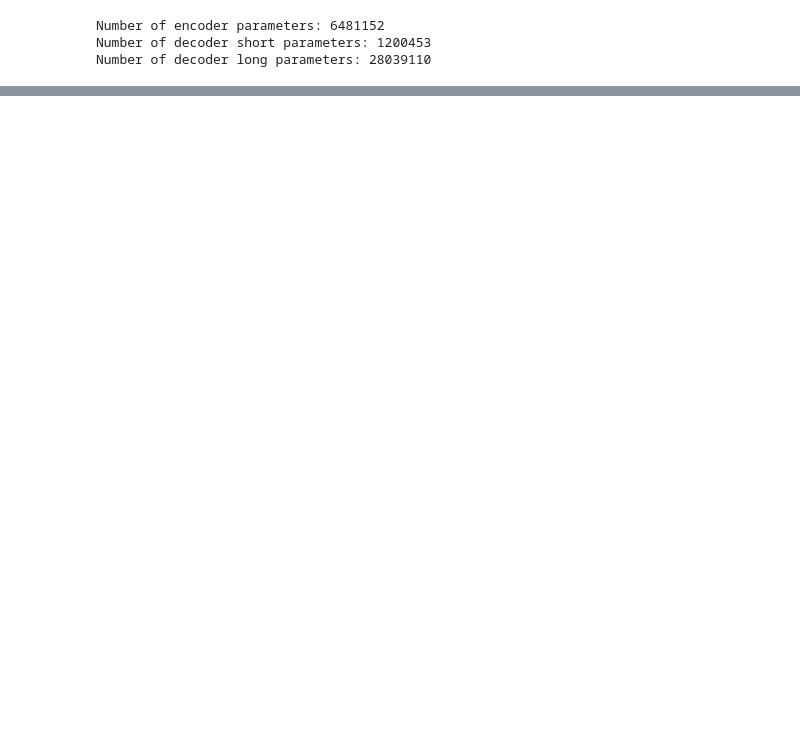
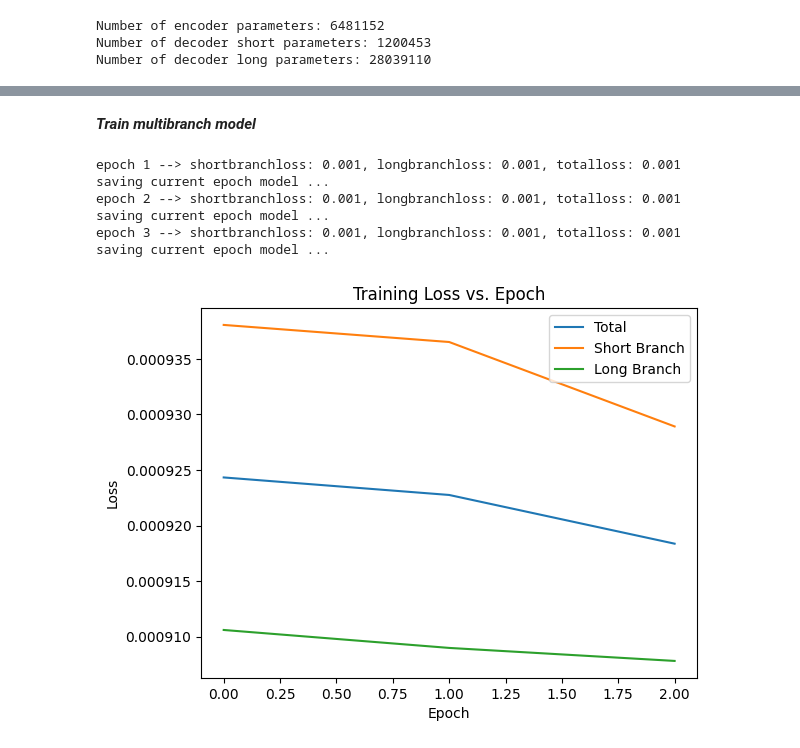
Before and after one commit to ENELEngineering/ENDG511_Project_RODNet, a Jupyter notebook: experiment.ipynb, the cells around one changed output, grey strips where cells are left out. Drawn from its saved outputs; the diff is of its cells as text; code cells hidden in the pictures; blank space fills up the shorter version.

```diff
--- a/experiment.ipynb
+++ b/experiment.ipynb
@@ -64,6 +80,5 @@ if not os.path.exists(train_model_path):
 # %%
-rod_v1 = ROD_V1(in_channels=2, n_class=n_class)
-
+rod_v1 = ROD_V1(in_channels=2, n_class=n_class).to(device)
 optimizer_v1 = optim.Adam(rod_v1.parameters(), lr=lr)
 criterion_v1 = nn.BCELoss()
 scheduler_v1 = StepLR(optimizer_v1, step_size=config_dict['train_cfg']['lr_step'], gamma=0.1)
@@ -81,0 +110,24 @@ KeyboardInterrupt:
+# %% [markdown]
+***Train multibranch model***
+# %%
+rodNet_v1, history_v1 = M_v1.train(tdataloader,train_model_path)
+total_loss = history_v1['T']['train']['loss']
+short_branch_loss = history_v1['1']['train']['loss']
+long_branch_loss = history_v1['2']['train']['loss']
+epochs = np.array([i for i in range(3)])
+plt.plot(epochs, total_loss, label='Total')
+plt.plot(epochs,short_branch_loss, label='Short Branch')
+plt.plot(epochs,long_branch_loss, label='Long Branch')
+plt.title('Training Loss vs. Epoch')
+plt.xlabel('Epoch')
+plt.ylabel('Loss')
+plt.legend()
+plt.show()
+# %% [output]
+epoch 1 --> shortbranchloss: 0.001, longbranchloss: 0.001, totalloss: 0.001
+saving current epoch model ...
+epoch 2 --> shortbranchloss: 0.001, longbranchloss: 0.001, totalloss: 0.001
+saving current epoch model ...
+epoch 3 --> shortbranchloss: 0.001, longbranchloss: 0.001, totalloss: 0.001
+saving current epoch model ...
+[figure, added]
```
Also changed, not shown: parts of 19 cells of this notebook, 1 other file.
